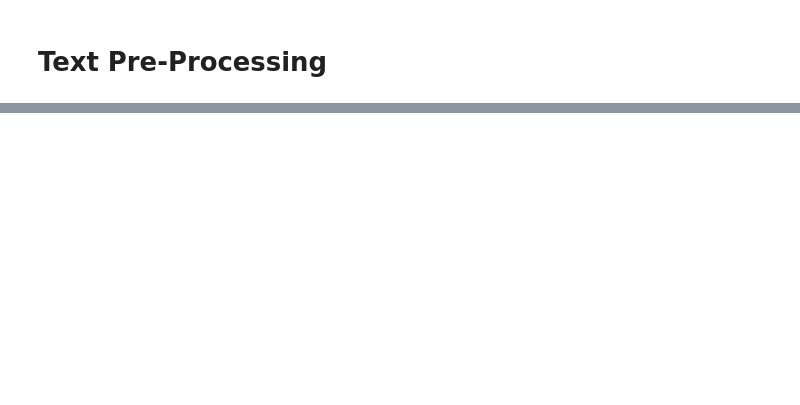
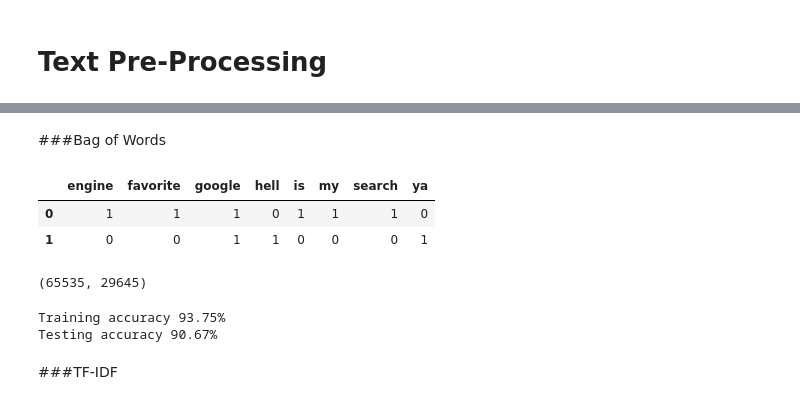
Before and after one commit to frfusch21/Data-Science-Modul, a Jupyter notebook: Data_Pre_Processing_II.ipynb, the cells around one changed output, grey strips where cells are left out. Drawn from its saved outputs; the diff is of its cells as text; code cells hidden in the pictures; blank space fills up the shorter version.

```diff
--- a/Data_Pre_Processing_II.ipynb
+++ b/Data_Pre_Processing_II.ipynb
@@ -173,0 +374,24 @@ NameError: ignored
+# %% [markdown]
+###Bag of Words
+# %%
+#example Bag of Words
+
+sent1 = 'my favorite search engine is google'
+sent2 = 'hell ya google'
+
+cv = CountVectorizer()
+
+X = cv.fit_transform([sent1,sent2])
+
+bow_sklearn = pd.DataFrame(X.toarray(),columns=cv.get_feature_names_out()) # newer version of scikit-learn use "cv.get_feature_names()"
+bow_sklearn.head()
+# %% [output]
+|  | engine | favorite | google | hell | is | my | search | ya |
+| 0 | 1 | 1 | 1 | 0 | 1 | 1 | 1 | 0 |
+| 1 | 0 | 0 | 1 | 1 | 0 | 0 | 0 | 1 |
+# %%
+# calculate the Bag of Word in news data
+message_bow = CountVectorizer().fit_transform(np.array(list(news_data['News Title (Lemmatization)'])))
+message_bow.shape
+# %% [output]
+(65535, 29645)
@@ -173,0 +419,8 @@ NameError: ignored
+# %%
+# modelling and test the model with the test data
+modelling(MultinomialNB(), X_train_bow, y_train_bow, X_test_bow, y_test_bow)
+# %% [output]
+Training accuracy 93.75%
+Testing accuracy 90.67%
+# %% [markdown]
+###TF-IDF
```
Also changed, not shown: parts of 33 cells of this notebook.
